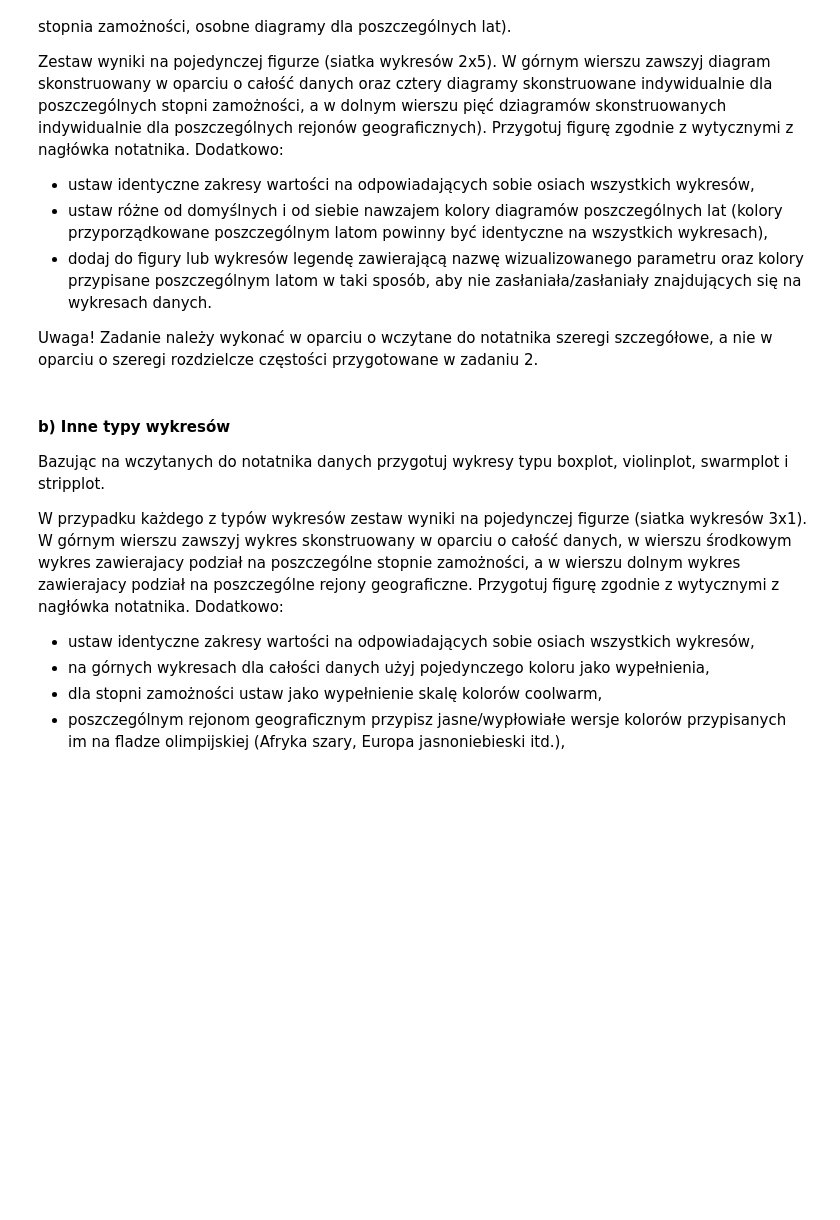
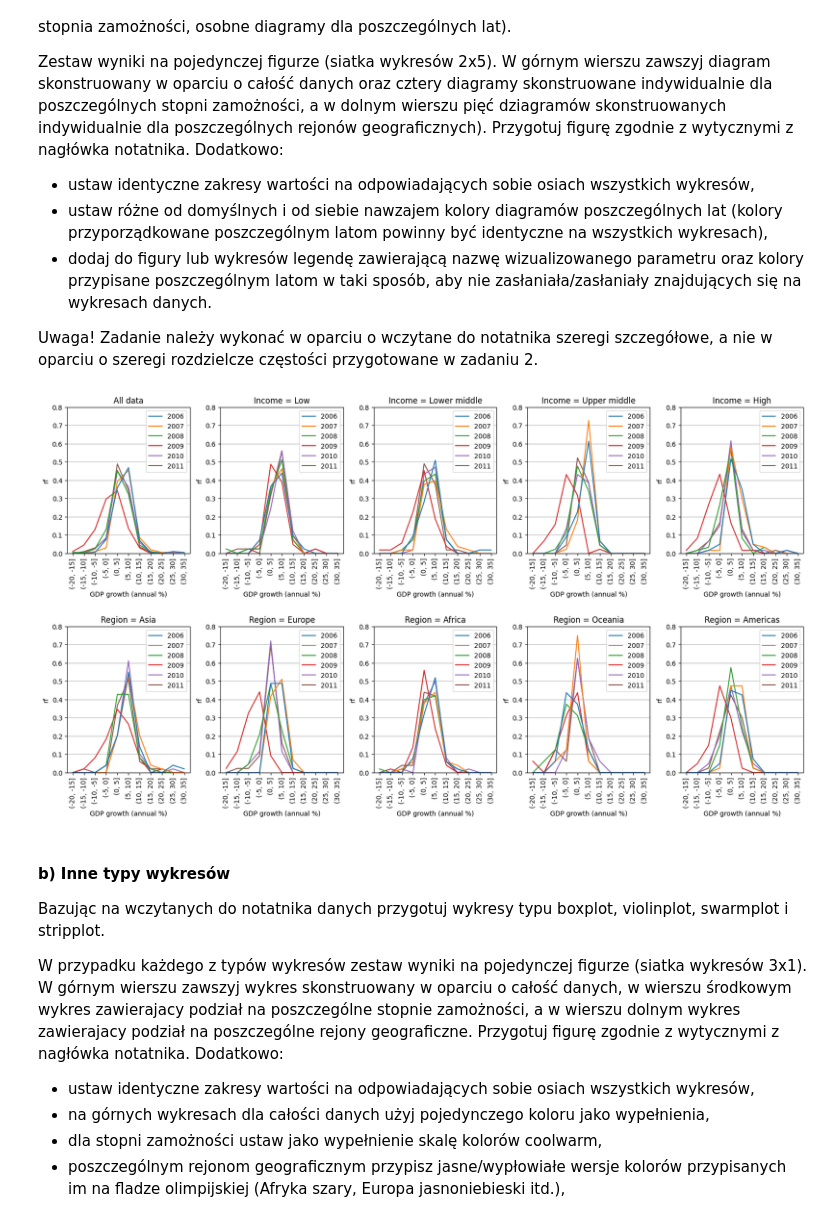
Before and after one commit to piotre10/ADwJP-exercises, a Jupyter notebook: L02/ZZ02_CZ02.ipynb, the cells around one changed output. Drawn from its saved outputs; the diff is of its cells as text; code cells hidden in the pictures; blank space fills up the shorter version.

```diff
--- a/L02/ZZ02_CZ02.ipynb
+++ b/L02/ZZ02_CZ02.ipynb
@@ -158,22 +220,26 @@ Zestaw wyniki na pojedynczej figurze (siatka wykresów 2x5). W górnym wierszu z
 
 Uwaga! Zadanie należy wykonać w oparciu o wczytane do notatnika szeregi szczegółowe, a nie w oparciu o szeregi rozdzielcze częstości przygotowane w zadaniu 2.
 # %%
-# Bez uwzględnienia powyższej uwagi...
+fig, ax = plt.subplots(2, 5, figsize=(20,10))
+fig.subplots_adjust(wspace=0.25, hspace=0.5)
 
-# fig, ax = plt.subplots(2, 5, figsize=(20,10))
-# fig.subplots_adjust(wspace=0.25, hspace=0.5)
+def displayPlot(ax, data, title):
+    data = data.loc[:,'2006':'2011']
+    breaks = np.arange(-20, 40, 5)
+    bins = pd.IntervalIndex.from_breaks(breaks).astype(str)
+    sns.histplot(data, ax=ax, stat='proportion', common_norm=False, fill=False, bins=breaks, element='poly')
+    labelsLoc = (breaks[1:] + breaks[:-1])/2
+    ax.set_xticks(ticks=labelsLoc, labels=bins, rotation=90)
+    ax.set_xlabel('GDP growth (annual %)')
+    ax.set_ylabel('rf')
+    ax.set_title(title)
+    ax.set_ylim([0,0.8])
+    ax.grid(axis='y')
 
-# def displayPlot(ax, data, title):
-#     data = data.transpose().reset_index()
-#     data['index'] = data['index'].astype(str)
-#     data.plot(x='index', y=data.columns[1:], kind="bar", ax=ax)
-#     ax.set_xlabel('GDP growth (annual %)')
-#     ax.set_ylabel('rf')
-#     ax.set_title(title)
-#     ax.set_ylim([0,0.8])
-
-# displayPlot(ax[0][0], recession_table_1, "All data")
-# for ix, income in enumerate(recession_table_3.index.levels[0]):
-#     displayPlot(ax[0][ix+1], recession_table_3.loc[income], 'Income = ' + income)
-# for ix, region in enumerate(recession_table_2.index.levels[0]):
-#     displayPlot(ax[1][ix], recession_table_2.loc[region], 'Region = ' + region)
+displayPlot(ax[0][0], recession_data_1, "All data")
+for ix, income in enumerate(recession_data_1['Income Group'].unique()):
+    displayPlot(ax[0][ix+1], recession_data_1[recession_data_1['Income Group'] == income], 'Income = ' + income)
+for ix, region in enumerate(recession_data_1['Region Name'].unique()):
+    displayPlot(ax[1][ix], recession_data_1[recession_data_1['Region Name'] == region], 'Region = ' + region)
+# %% [output]
+[figure, added]
```
Also changed, not shown: parts of 10 cells of this notebook.
